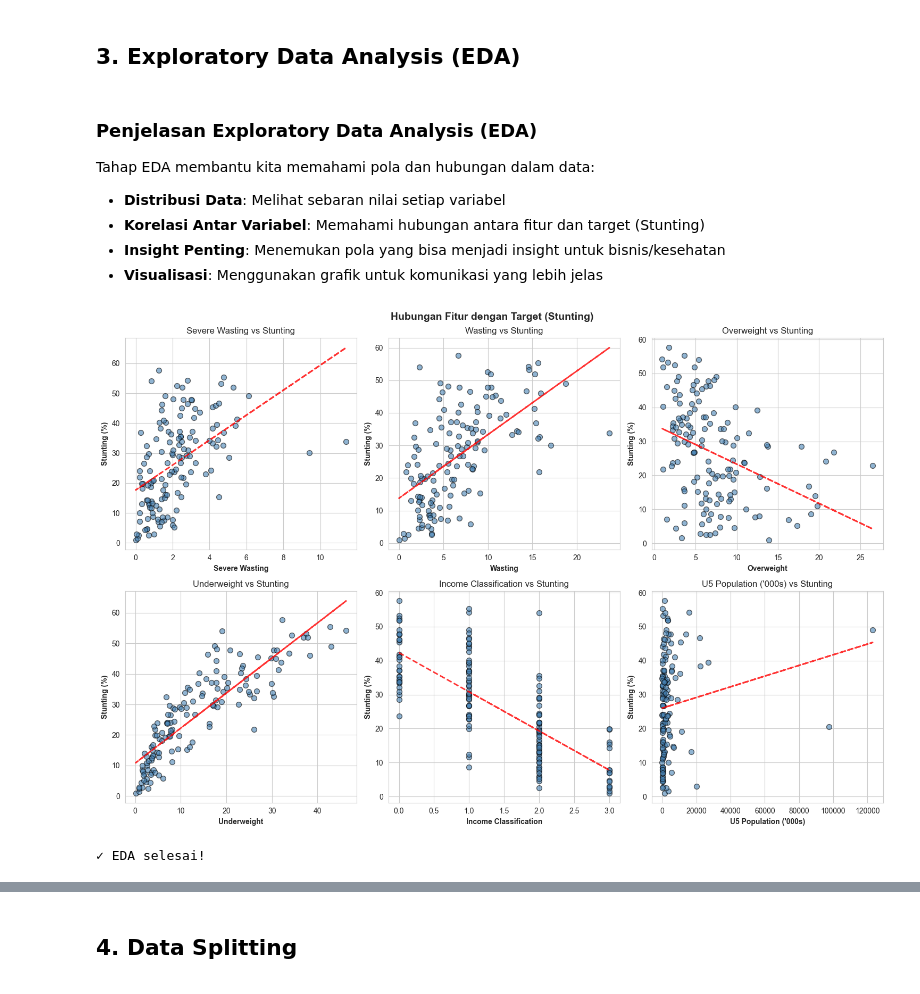
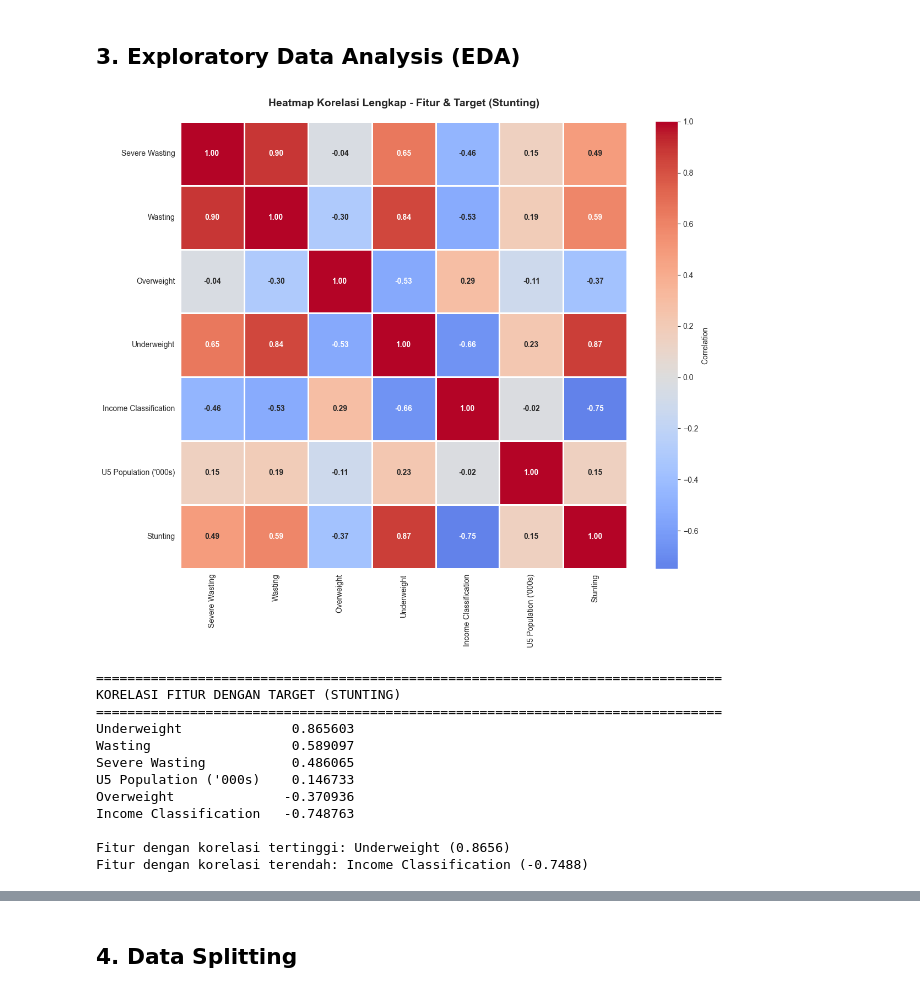
Before and after one commit to rafiufajar/uts-machine-learning, a Jupyter notebook: rafiufajar.ipynb, the cells around one changed output, grey strips where cells are left out. Saved outputs shown, nothing was run; the diff lists cells and outputs as text; code cells hidden in the pictures.

```diff
--- a/rafiufajar.ipynb
+++ b/rafiufajar.ipynb
@@ -191,41 +183,41 @@ Data siap untuk modeling (tanpa NaN): 0 NaN values
 # %% [markdown]
 ## 3. Exploratory Data Analysis (EDA)
-# %% [markdown]
-
-### Penjelasan Exploratory Data Analysis (EDA)
-Tahap EDA membantu kita memahami pola dan hubungan dalam data:
-- **Distribusi Data**: Melihat sebaran nilai setiap variabel
-- **Korelasi Antar Variabel**: Memahami hubungan antara fitur dan target (Stunting)
-- **Insight Penting**: Menemukan pola yang bisa menjadi insight untuk bisnis/kesehatan
-- **Visualisasi**: Menggunakan grafik untuk komunikasi yang lebih jelas
 # %%
-# 3. SCATTER PLOT - Hubungan fitur dengan Stunting
-fig, axes = plt.subplots(2, 3, figsize=(15, 10))
-axes = axes.flatten()  # Flatten ke 1D untuk akses lebih mudah
-fig.suptitle('Hubungan Fitur dengan Target (Stunting)', fontsize=14, fontweight='bold')
+# HEATMAP CORRELATION - Include Target Variable
+plt.figure(figsize=(12, 10))
+# Combine X_scaled with target variable
+data_with_target = X_scaled.copy()
+data_with_target['Stunting'] = y.values
 
-for idx, col in enumerate(X.columns):
-    ax = axes[idx]
-    ax.scatter(X[col], y, alpha=0.6, color='steelblue', edgecolors='black', s=50)
-    ax.set_xlabel(col, fontweight='bold')
-    ax.set_ylabel('Stunting (%)', fontweight='bold')
-    ax.set_title(f'{col} vs Stunting')
+# Calculate correlation including target
+corr = data_with_target.corr()
 
-    # Tambahkan trend line dengan error handling
-    try:
-        # Gunakan scipy linregress untuk lebih robust
-        from scipy.stats import linregress
-        slope, intercept, r_value, p_value, std_err = linregress(X[col], y)
-        line = slope * X[col] + intercept
-        ax.plot(X[col], line, "r--", alpha=0.8, linewidth=2)
-    except:
-        # Jika gagal, skip trend line
-        pass
-
+sns.heatmap(corr, annot=True, fmt='.2f', cmap='coolwarm', center=0,
+            cbar_kws={'label': 'Correlation'}, linewidths=1, square=True,
+            annot_kws={'size': 10, 'weight': 'bold'})
+plt.title('Heatmap Korelasi Lengkap - Fitur & Target (Stunting)', fontweight='bold', fontsize=14, pad=20)
 plt.tight_layout()
 plt.show()
 
-print("\n✓ EDA selesai!")
+# Highlight korelasi dengan target
+print("\n" + "=" * 80)
+print("KORELASI FITUR DENGAN TARGET (STUNTING)")
+print("=" * 80)
+target_corr = corr['Stunting'].drop('Stunting').sort_values(ascending=False)
+print(target_corr.to_string())
+print(f"\nFitur dengan korelasi tertinggi: {target_corr.index[0]} ({target_corr.values[0]:.4f})")
+print(f"Fitur dengan korelasi terendah: {target_corr.index[-1]} ({target_corr.values[-1]:.4f})")
 # %% [output]
-[figure, old version]
+[figure, new version]
-✓ EDA selesai!
+================================================================================
+KORELASI FITUR DENGAN TARGET (STUNTING)
+================================================================================
+Underweight              0.865603
+Wasting                  0.589097
+Severe Wasting           0.486065
+U5 Population ('000s)    0.146733
+Overweight              -0.370936
+Income Classification   -0.748763
+
+Fitur dengan korelasi tertinggi: Underweight (0.8656)
+Fitur dengan korelasi terendah: Income Classification (-0.7488)
```
Also changed, not shown: parts of 22 cells of this notebook.
